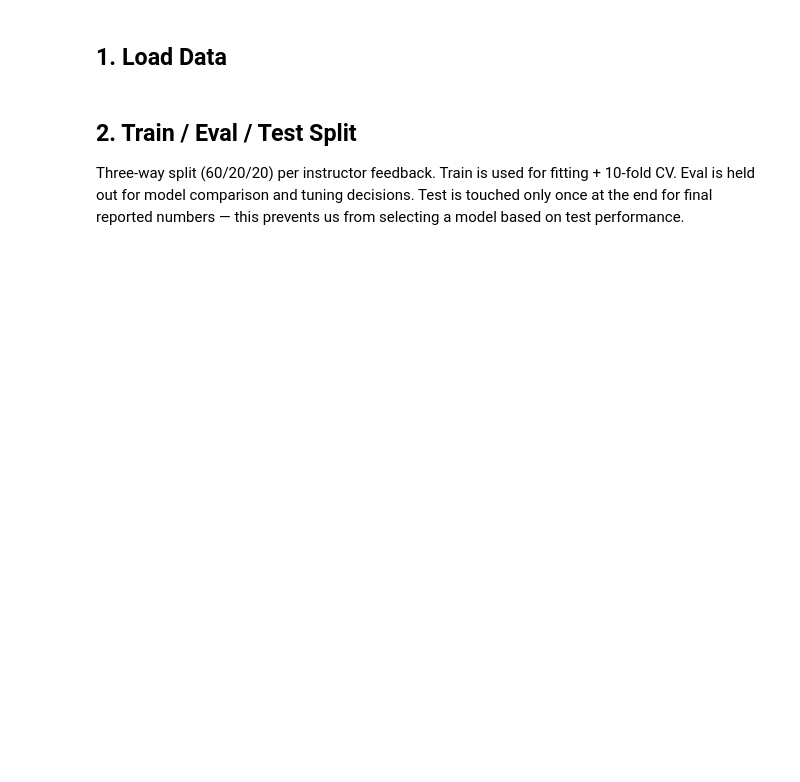
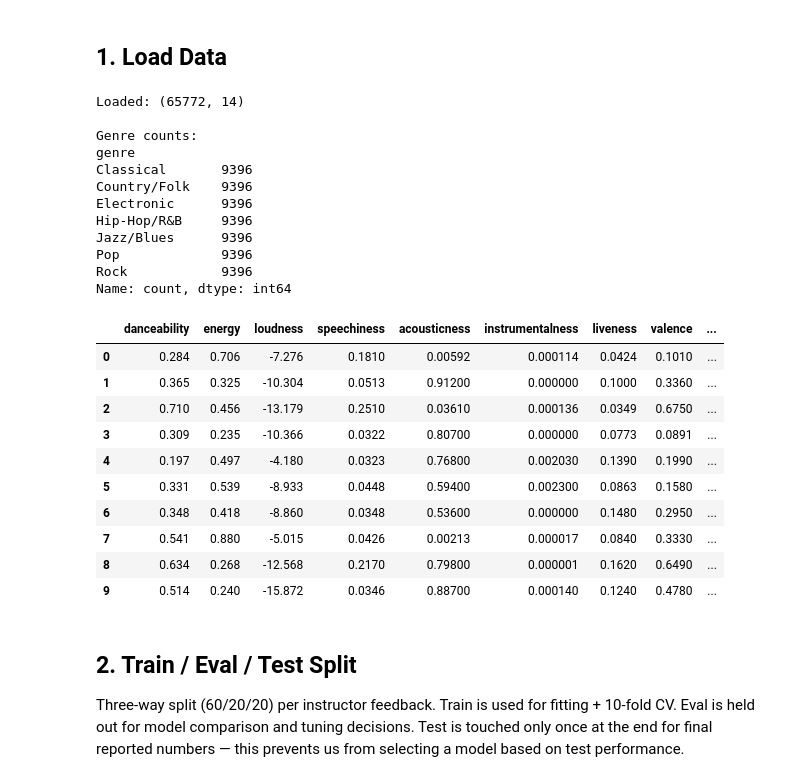
Before and after one commit to pqtch/spotifyDM, a Jupyter notebook: 01_genre_classification.ipynb, the cells around one changed output. Saved outputs shown, nothing was run; the diff lists cells and outputs as text; code cells hidden in the pictures; blank space fills up the shorter version.

```diff
--- a/01_genre_classification.ipynb
+++ b/01_genre_classification.ipynb
@@ -41,10 +43,34 @@ np.random.seed(SEED)
 # %%
 import os
 df = pd.read_csv(os.path.join(DRIVE_DATA_PATH, 'df_genre_balanced.csv'))
 print(f'Loaded: {df.shape}')
 print('\nGenre counts:')
 print(df['genre'].value_counts())
-df.head()
+df.head(10)
+# %% [output]
+Loaded: (65772, 14)
+
+Genre counts:
+genre
+Classical       9396
+Country/Folk    9396
+Electronic      9396
+Hip-Hop/R&B     9396
+Jazz/Blues      9396
+Pop             9396
+Rock            9396
+Name: count, dtype: int64
+|  | danceability | energy | loudness | speechiness | acousticness | instrumentalness | liveness | valence | ... |
+| 0 | 0.284 | 0.706 | -7.276 | 0.1810 | 0.00592 | 0.000114 | 0.0424 | 0.1010 | ... |
+| 1 | 0.365 | 0.325 | -10.304 | 0.0513 | 0.91200 | 0.000000 | 0.1000 | 0.3360 | ... |
+| 2 | 0.710 | 0.456 | -13.179 | 0.2510 | 0.03610 | 0.000136 | 0.0349 | 0.6750 | ... |
+| 3 | 0.309 | 0.235 | -10.366 | 0.0322 | 0.80700 | 0.000000 | 0.0773 | 0.0891 | ... |
+| 4 | 0.197 | 0.497 | -4.180 | 0.0323 | 0.76800 | 0.002030 | 0.1390 | 0.1990 | ... |
+| 5 | 0.331 | 0.539 | -8.933 | 0.0448 | 0.59400 | 0.002300 | 0.0863 | 0.1580 | ... |
+| 6 | 0.348 | 0.418 | -8.860 | 0.0348 | 0.53600 | 0.000000 | 0.1480 | 0.2950 | ... |
+| 7 | 0.541 | 0.880 | -5.015 | 0.0426 | 0.00213 | 0.000017 | 0.0840 | 0.3330 | ... |
+| 8 | 0.634 | 0.268 | -12.568 | 0.2170 | 0.79800 | 0.000001 | 0.1620 | 0.6490 | ... |
+| 9 | 0.514 | 0.240 | -15.872 | 0.0346 | 0.88700 | 0.000140 | 0.1240 | 0.4780 | ... |
 # %% [markdown]
 ## 2. Train / Eval / Test Split
 
```
Also changed, not shown: parts of 10 cells of this notebook.
